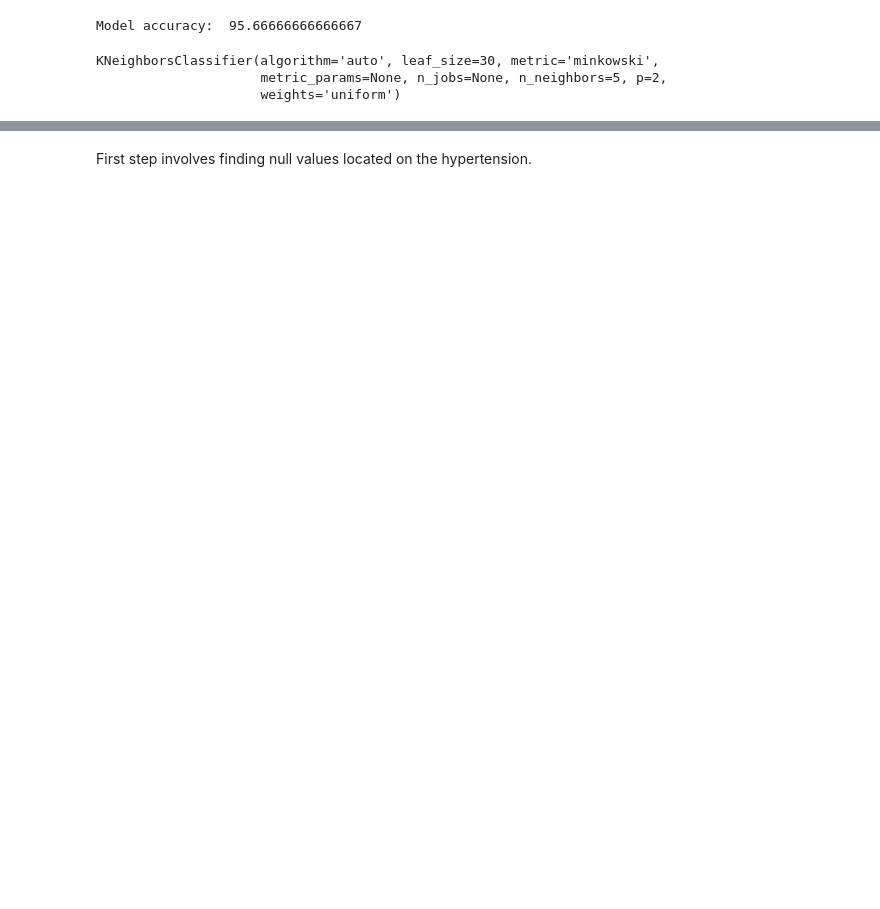
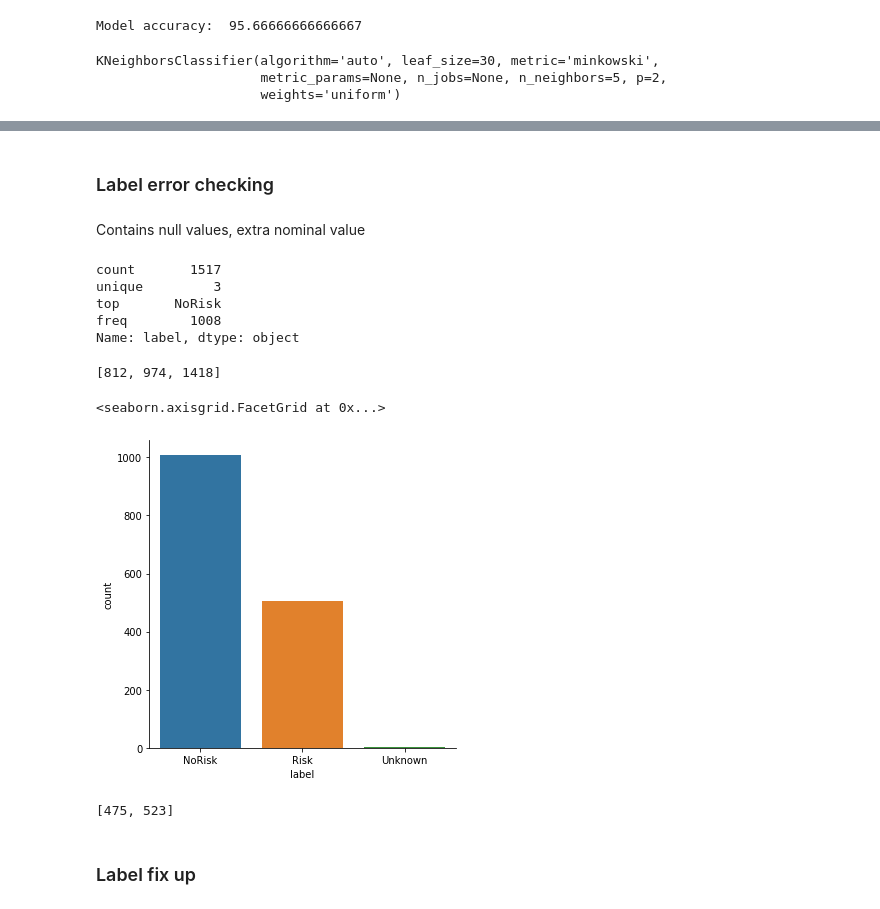
Before and after one commit to Kikumu/Datamining, a Jupyter notebook: ACW-part-2.ipynb, the cells around one changed output, grey strips where cells are left out. Drawn from its saved outputs; the diff is of its cells as text; code cells hidden in the pictures; blank space fills up the shorter version.

```diff
--- a/ACW-part-2.ipynb
+++ b/ACW-part-2.ipynb
@@ -2867,2 +2611,43 @@ Rule: no ihd, Low Contra, CVA, no history, High I
-# %% [markdown]
-First step involves finding null values located on the hypertension.
+# %% [markdown]
+### Label error checking
+# %% [markdown]
+Contains null values, extra nominal value
+# %%
+df_copy5_1['label'].describe()  ##data description for label(Extra 3 instead of 2)
+# %% [output]
+count       1517
+unique         3
+top       NoRisk
+freq        1008
+Name: label, dtype: object
+# %%
+null_label = []
+n_l = df_copy5_1['label'].isnull()
+c = 0
+for item in n_l:
+    if item == True:
+        null_label.append(c)
+    c = c + 1
+null_label
+# %% [output]
+[812, 974, 1418]
+# %%
+sns.catplot('label', data = df_copy5_1, kind='count' )
+##unknown extra value is "unknown"
+# %% [output]
+<seaborn.axisgrid.FacetGrid at 0x...>
+[figure, added]
+# %%
+##find locations of "unknown"
+unknown_label = []
+n_l = df_copy5_1['label']        ##all  label values stored here
+c = 0                            ##counter variable
+for item in n_l:
+    if item == "Unknown":        ##if any item in list is "Unknown"
+        unknown_label.append(c)  ##append location
+    c = c + 1
+unknown_label
+# %% [output]
+[475, 523]
+# %% [markdown]
+### Label fix up
```
Also changed, not shown: parts of 133 cells of this notebook.
